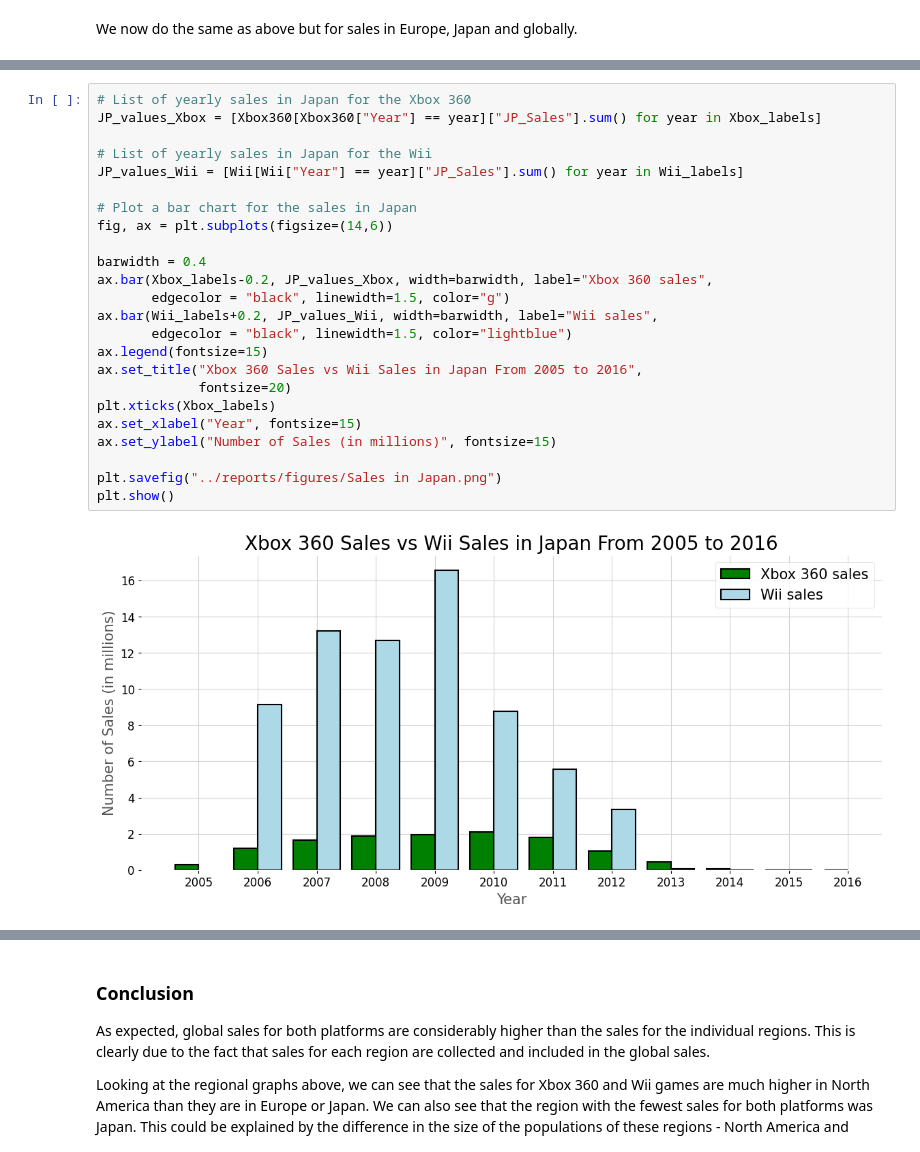
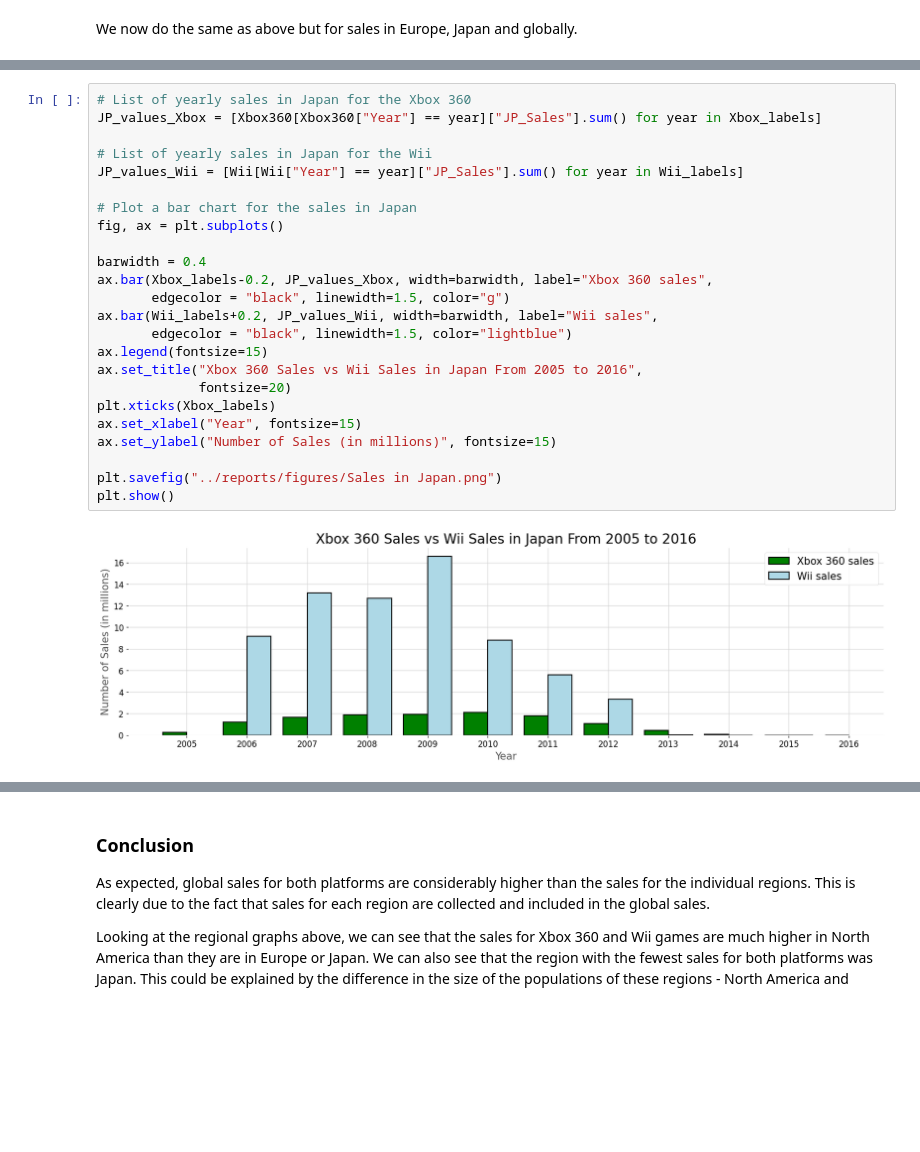
Before and after one commit to JoelCharlton09/Video-Games-Analysis, a Jupyter notebook: notebooks/Objective-1.ipynb, the cells around one changed output, grey strips where cells are left out. Drawn from its saved outputs; the diff is of its cells as text; blank space fills up the shorter version.

```diff
--- a/notebooks/Objective-1.ipynb
+++ b/notebooks/Objective-1.ipynb
@@ -121,29 +121,29 @@ plt.show()
 # %%
 # List of yearly sales in Japan for the Xbox 360
 JP_values_Xbox = [Xbox360[Xbox360["Year"] == year]["JP_Sales"].sum() for year in Xbox_labels]
 
 # List of yearly sales in Japan for the Wii
 JP_values_Wii = [Wii[Wii["Year"] == year]["JP_Sales"].sum() for year in Wii_labels]
 
 # Plot a bar chart for the sales in Japan
-fig, ax = plt.subplots(figsize=(14,6))
+fig, ax = plt.subplots()
 
 barwidth = 0.4
 ax.bar(Xbox_labels-0.2, JP_values_Xbox, width=barwidth, label="Xbox 360 sales",
        edgecolor = "black", linewidth=1.5, color="g")
 ax.bar(Wii_labels+0.2, JP_values_Wii, width=barwidth, label="Wii sales",
        edgecolor = "black", linewidth=1.5, color="lightblue")
 ax.legend(fontsize=15)
 ax.set_title("Xbox 360 Sales vs Wii Sales in Japan From 2005 to 2016",
              fontsize=20)
 plt.xticks(Xbox_labels)
 ax.set_xlabel("Year", fontsize=15)
 ax.set_ylabel("Number of Sales (in millions)", fontsize=15)
 
 plt.savefig("../reports/figures/Sales in Japan.png")
 plt.show()
 # %% [output]
-[figure, old version]
+[figure, new version]
 # %%
 # List of yearly sales globally for the Xbox 360
 Gl_values_Xbox = [Xbox360[Xbox360["Year"] == year]["Global_Sales"].sum() for year in Xbox_labels]
```
Also changed, not shown: parts of 2 cells of this notebook.
